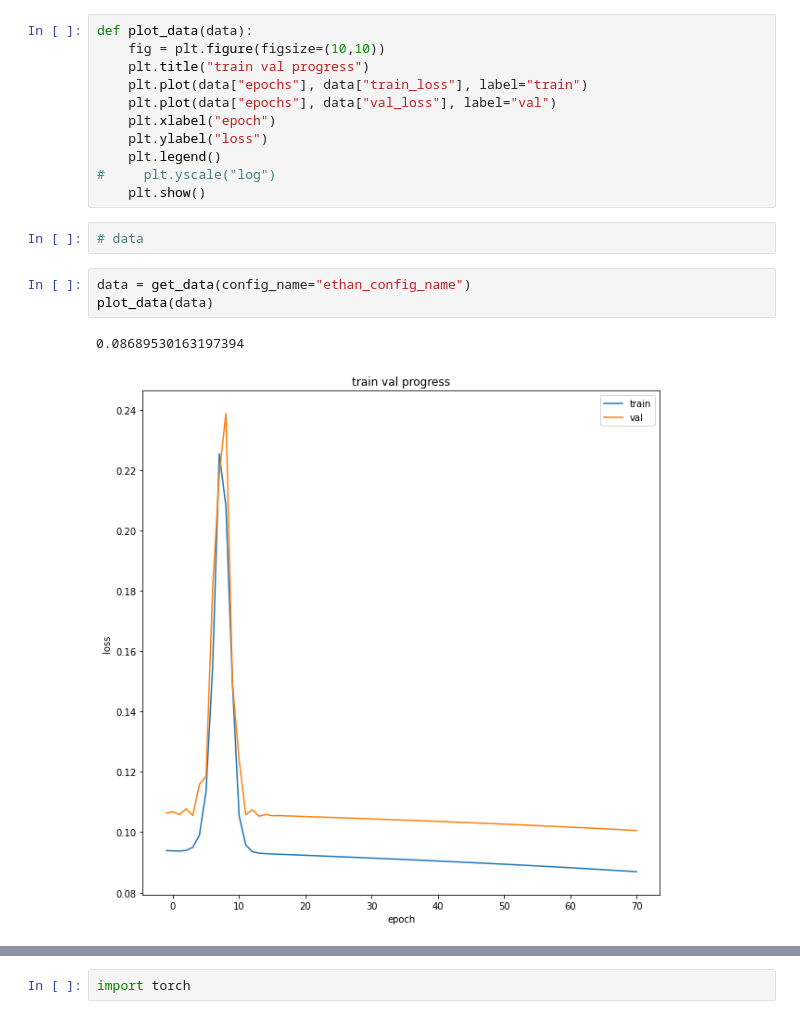
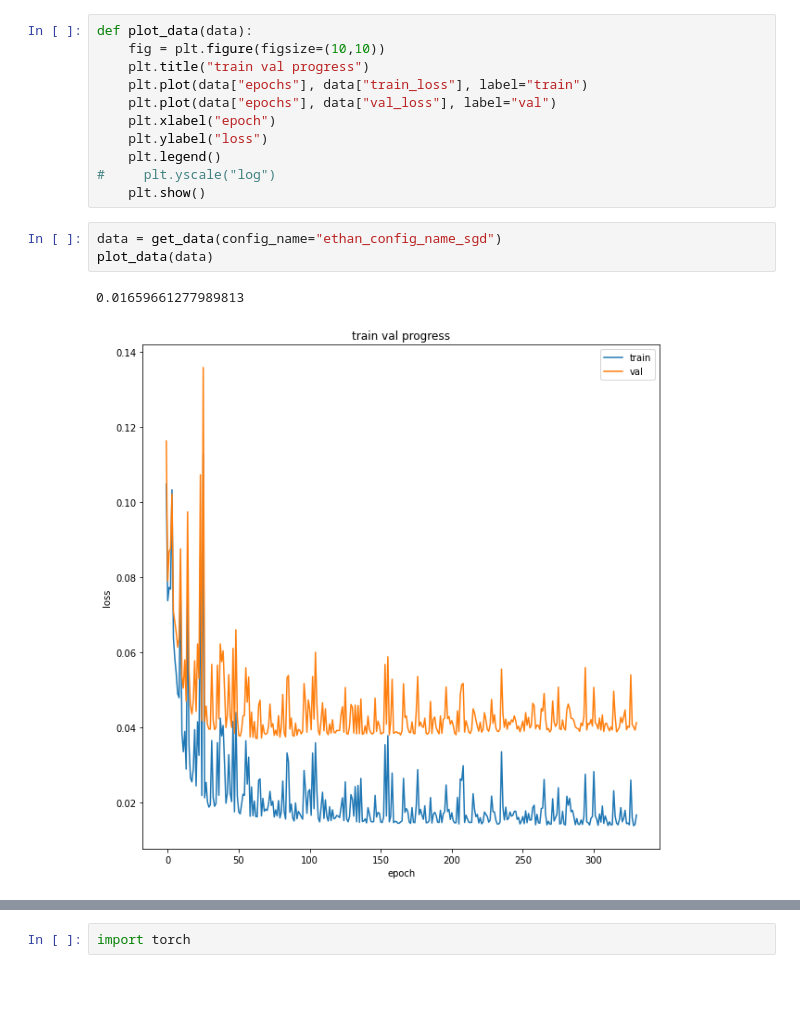
Before and after one commit to ethanweber/SGD-Loss-Landscape, a Jupyter notebook: Plots.ipynb, the cells around one changed output, grey strips where cells are left out. Saved outputs shown, nothing was run; the diff lists cells and outputs as text; blank space fills up the shorter version.

```diff
--- a/Plots.ipynb
+++ b/Plots.ipynb
@@ -53,12 +53,10 @@ def plot_data(data):
     plt.legend()
 #     plt.yscale("log")
     plt.show()
-# %%
-# data
 # %%
-data = get_data(config_name="ethan_config_name")
+data = get_data(config_name="ethan_config_name_sgd")
 plot_data(data)
 # %% [output]
-0.08689530163197394
+0.01659661277989813
-[figure, old version]
+[figure, new version]
 # %%
```
Also changed, not shown: parts of 2 cells of this notebook, 4 other files.
